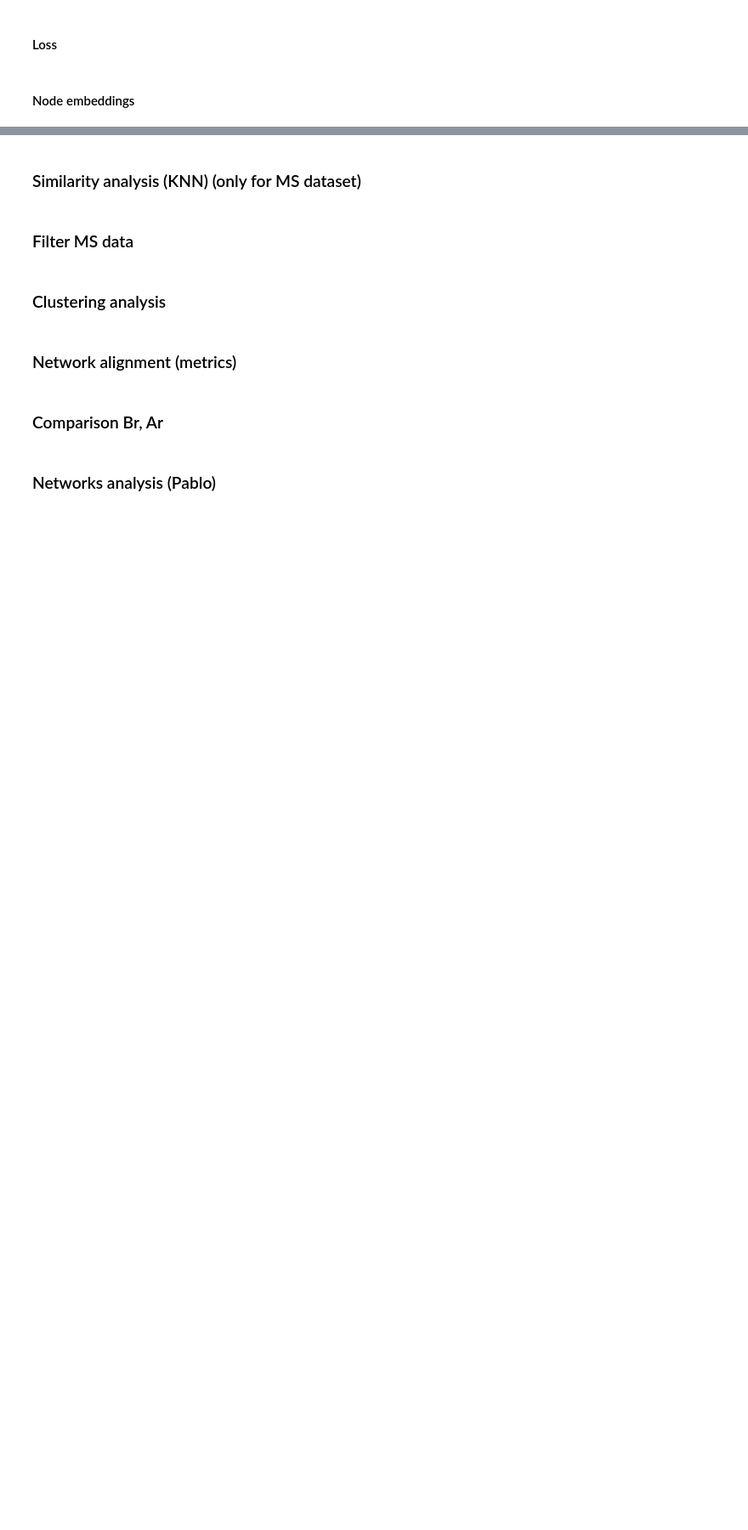
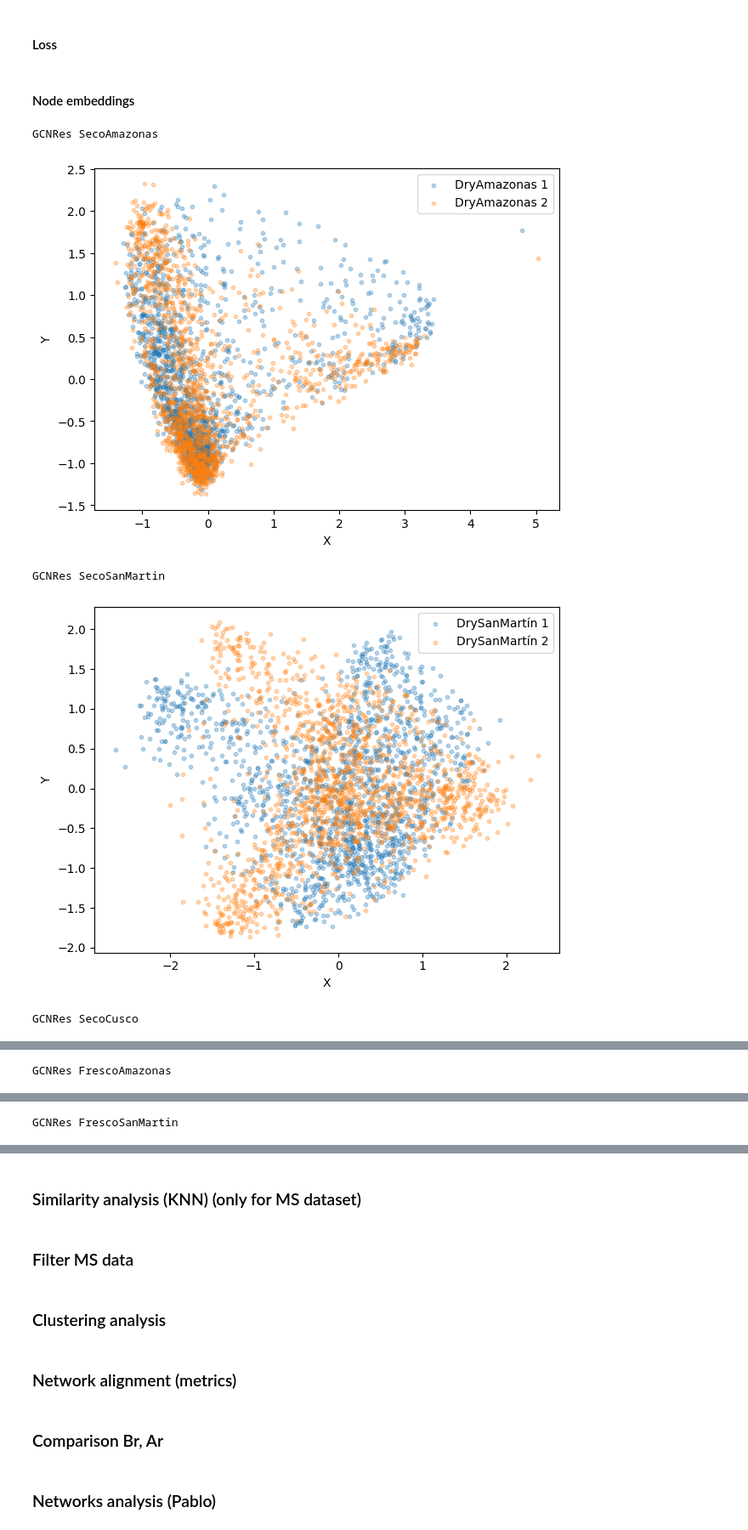
Before and after one commit to win7/T-GAE_PyG, a Jupyter notebook: analysis.ipynb, the cells around one changed output, grey strips where cells are left out. Shown at 85% size. Saved outputs shown, nothing was run; the diff lists cells and outputs as text; code cells hidden in the pictures; blank space fills up the shorter version.

```diff
--- a/analysis.ipynb
+++ b/analysis.ipynb
@@ -620,7 +628,7 @@ for encoder in encoders:
 # %%
 # Node embeddings 2D
 
-save = False # Change
+save = True # Change
 
 for encoder in encoders:
 	for group_id in groups_id:
@@ -633,30 +641,36 @@ for encoder in encoders:
 
 		node_embeddings_concat = df_node_embeddings_concat.iloc[:, 1:-1].values
 		labels = df_node_embeddings_concat.iloc[:, -1].values
 
 		if node_embeddings_concat.shape[1] > 2:
 			pca = PCA(n_components=2)
 			node_embeddings_concat_2d = pca.fit_transform(node_embeddings_concat)
 		else:
 			node_embeddings_concat_2d = node_embeddings_concat.copy()
 
 		fig, ax = plt.subplots()
 
 		for c in np.unique(labels):
 			idx = labels == c
 			ax.scatter(
 				node_embeddings_concat_2d[idx, 0],
 				node_embeddings_concat_2d[idx, 1],
 				s=10,
 				alpha=0.3,
 				# label=f"{group_id} {c}"
 				label=f"{map_group[group_id]} {c}"
 			)
 
 		ax.set_xlabel("X")
 		ax.set_ylabel("Y")
 		ax.legend()
 		plt.tight_layout()
 		if save:
 			plt.savefig(f"experiments/output/{exp}/plots/node_embeddings_2d_{encoder}_{group_id}.pdf", format="pdf", bbox_inches="tight")
 		plt.show()
+# %% [output]
+GCNRes SecoAmazonas
+[figure, added]
+GCNRes SecoSanMartin
+[figure, added]
+GCNRes SecoCusco
@@ -662,0 +678 @@ for encoder in encoders:
+GCNRes FrescoAmazonas
@@ -662,0 +680 @@ for encoder in encoders:
+GCNRes FrescoSanMartin
```
Also changed, not shown: parts of 2 cells of this notebook, 5 other files.
